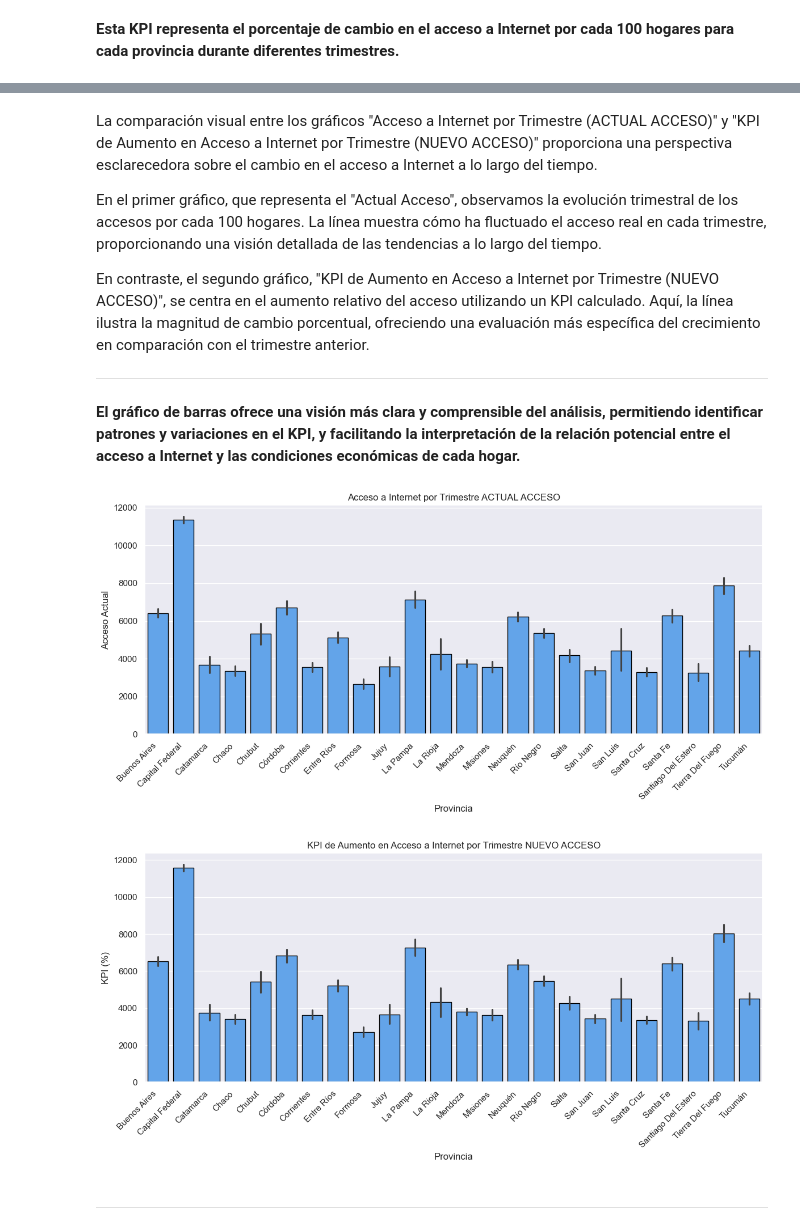
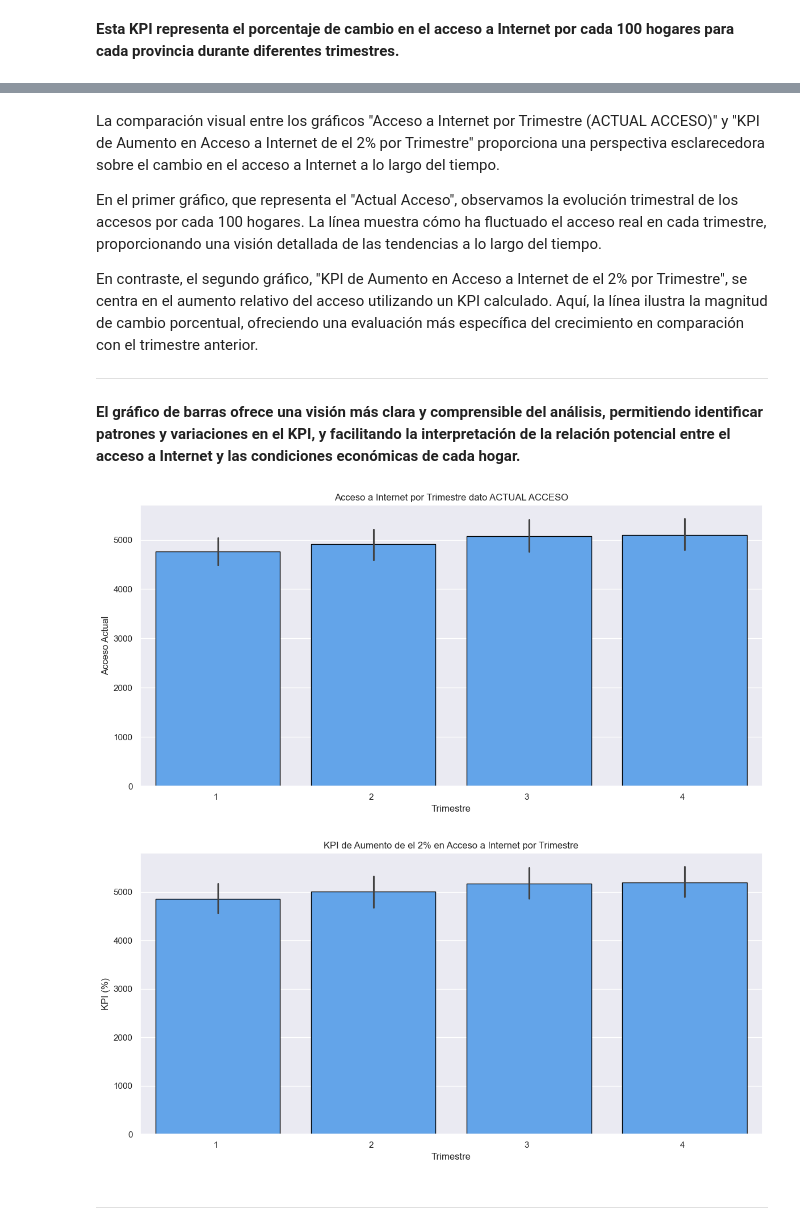
Before and after one commit to Chinaskidev/VecinoNet_Proyecto, a Jupyter notebook: tele_ENACOM_EDA.ipynb, the cells around one changed output, grey strips where cells are left out. Cells and saved outputs as stored; diff of their text form; code cells hidden in the pictures.

```diff
--- a/tele_ENACOM_EDA.ipynb
+++ b/tele_ENACOM_EDA.ipynb
@@ -805,9 +806,9 @@ plt.show()
 # %% [markdown]
-La comparación visual entre los gráficos "Acceso a Internet por Trimestre (ACTUAL ACCESO)" y "KPI de Aumento en Acceso a Internet por Trimestre (NUEVO ACCESO)" proporciona una perspectiva esclarecedora sobre el cambio en el acceso a Internet a lo largo del tiempo.<br>
+La comparación visual entre los gráficos "Acceso a Internet por Trimestre (ACTUAL ACCESO)" y "KPI de Aumento en Acceso a Internet de el 2% por Trimestre" proporciona una perspectiva esclarecedora sobre el cambio en el acceso a Internet a lo largo del tiempo.<br>
 
 En el primer gráfico, que representa el "Actual Acceso", observamos la evolución trimestral de los accesos por cada 100 hogares. La línea muestra cómo ha fluctuado el acceso real en cada trimestre, proporcionando una visión detallada de las tendencias a lo largo del tiempo.<br>
 
-En contraste, el segundo gráfico, "KPI de Aumento en Acceso a Internet por Trimestre (NUEVO ACCESO)", se centra en el aumento relativo del acceso utilizando un KPI calculado. Aquí, la línea ilustra la magnitud de cambio porcentual, ofreciendo una evaluación más específica del crecimiento en comparación con el trimestre anterior.
+En contraste, el segundo gráfico, "KPI de Aumento en Acceso a Internet de el 2% por Trimestre", se centra en el aumento relativo del acceso utilizando un KPI calculado. Aquí, la línea ilustra la magnitud de cambio porcentual, ofreciendo una evaluación más específica del crecimiento en comparación con el trimestre anterior.
 
 ----------------------------------------------------------------------------------------------------------------------------------
 # %% [markdown]
@@ -818,30 +819,30 @@ sns.set(style="darkgrid")
 
 # Grafico el KPI por trimestre con un gráfico de barras.
 plt.figure(figsize=(12, 6))
-sns.barplot(x='Provincia', y='Accesos por cada 100 hogares', data=df5, color='#4DA4FF', edgecolor='black')
-plt.xlabel('Provincia')
+sns.barplot(x='Trimestre', y='Accesos por cada 100 hogares', data=df5, color='#4DA4FF', edgecolor='black')
+plt.xlabel('Trimestre')
 plt.ylabel('Acceso Actual')
-plt.title('Acceso a Internet por Trimestre ACTUAL ACCESO')
-plt.xticks(rotation=45, ha='right')  # Rotar las etiquetas del eje x para mayor legibilidad
+plt.title('Acceso a Internet por Trimestre dato ACTUAL ACCESO')
+plt.xticks(rotation=0, ha='right')  # Rotar las etiquetas del eje x para mayor legibilidad
 plt.tight_layout()  # Ajustar el diseño para evitar cortar las etiquetas
 plt.show()
 # %% [output]
-[figure, old version]
+[figure, new version]
 # %%
 # Configuro el estilo
 sns.set(style="darkgrid")
 
 # Grafico el KPI por trimestre con un gráfico de barras.
 plt.figure(figsize=(12, 6))
-sns.barplot(x='Provincia', y='NUEVOACCESO', data=df5, color='#4DA4FF', edgecolor='black')
-plt.xlabel('Provincia')
+sns.barplot(x='Trimestre', y='NUEVOACCESO', data=df5, color='#4DA4FF', edgecolor='black')
+plt.xlabel('Trimestre')
 plt.ylabel('KPI (%)')
-plt.title('KPI de Aumento en Acceso a Internet por Trimestre NUEVO ACCESO')
-plt.xticks(rotation=45, ha='right')  # Rotar las etiquetas del eje x para mayor legibilidad
+plt.title('KPI de Aumento de el 2% en Acceso a Internet por Trimestre')
+plt.xticks(rotation=0, ha='right')  # Rotar las etiquetas del eje x para mayor legibilidad
 plt.tight_layout()  # Ajustar el diseño para evitar cortar las etiquetas
 plt.show()
 # %% [output]
-[figure, old version]
+[figure, new version]
 # %% [markdown]
 -------------------------------------------------------------------------------------------------------------------------------
 # %% [markdown]
```
Also changed, not shown: parts of 8 cells of this notebook.
